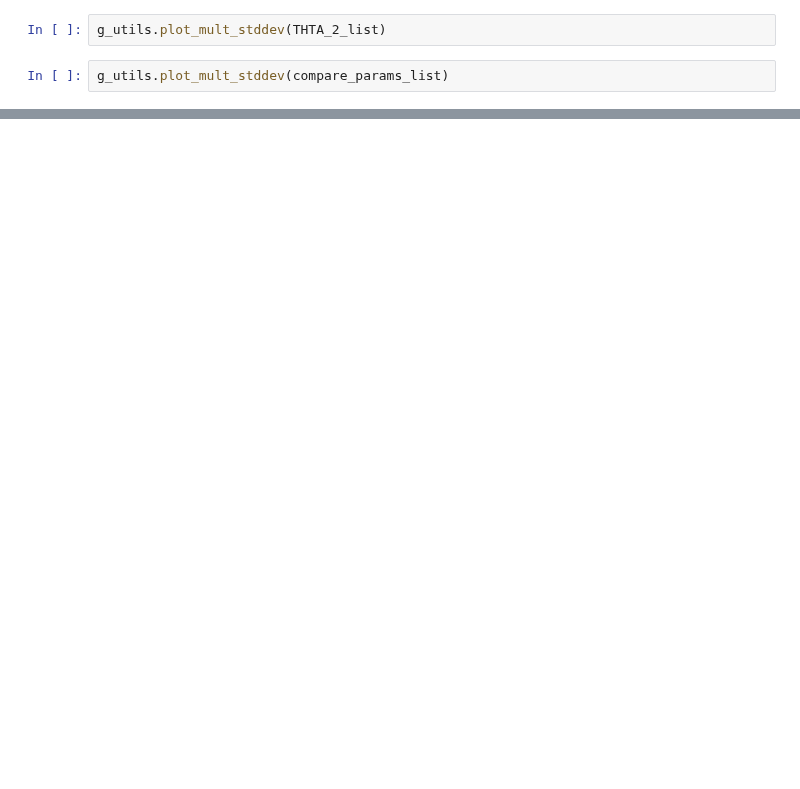
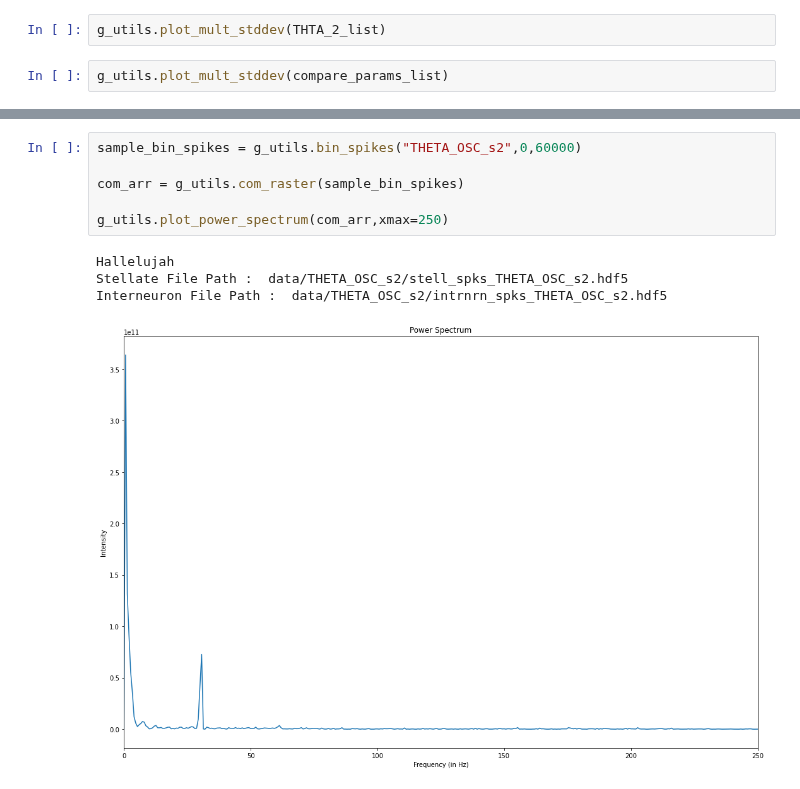
Before and after one commit to tiny-infinity/GridCellsCopy, a Jupyter notebook: analysis/notebooks/theta_analysis/gov_5.ipynb, the cells around one changed output, grey strips where cells are left out. Saved outputs shown, nothing was run; the diff lists cells and outputs as text; blank space fills up the shorter version.

```diff
--- a/analysis/notebooks/theta_analysis/gov_5.ipynb
+++ b/analysis/notebooks/theta_analysis/gov_5.ipynb
@@ -50,0 +92,11 @@ g_utils.plot_mult_stddev(compare_params_list)
+# %%
+sample_bin_spikes = g_utils.bin_spikes("THETA_OSC_s2",0,60000)
+
+com_arr = g_utils.com_raster(sample_bin_spikes)
+
+g_utils.plot_power_spectrum(com_arr,xmax=250)
+# %% [output]
+Hallelujah
+Stellate File Path :  data/THETA_OSC_s2/stell_spks_THETA_OSC_s2.hdf5
+Interneuron File Path :  data/THETA_OSC_s2/intrnrn_spks_THETA_OSC_s2.hdf5
+[figure, added]
```
Also changed, not shown: parts of 16 cells of this notebook, 5 other files.
